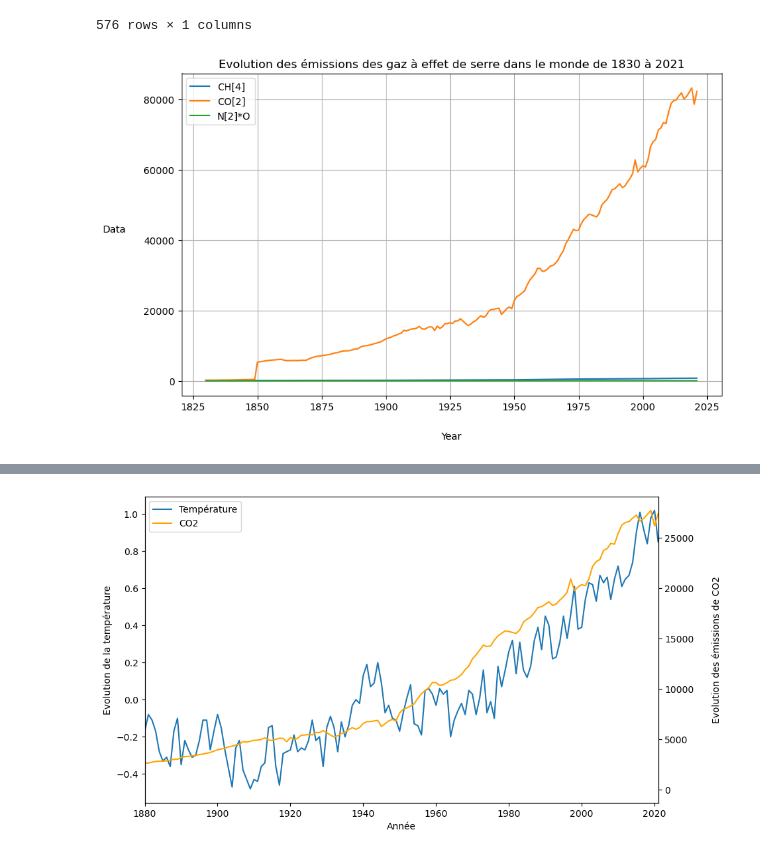
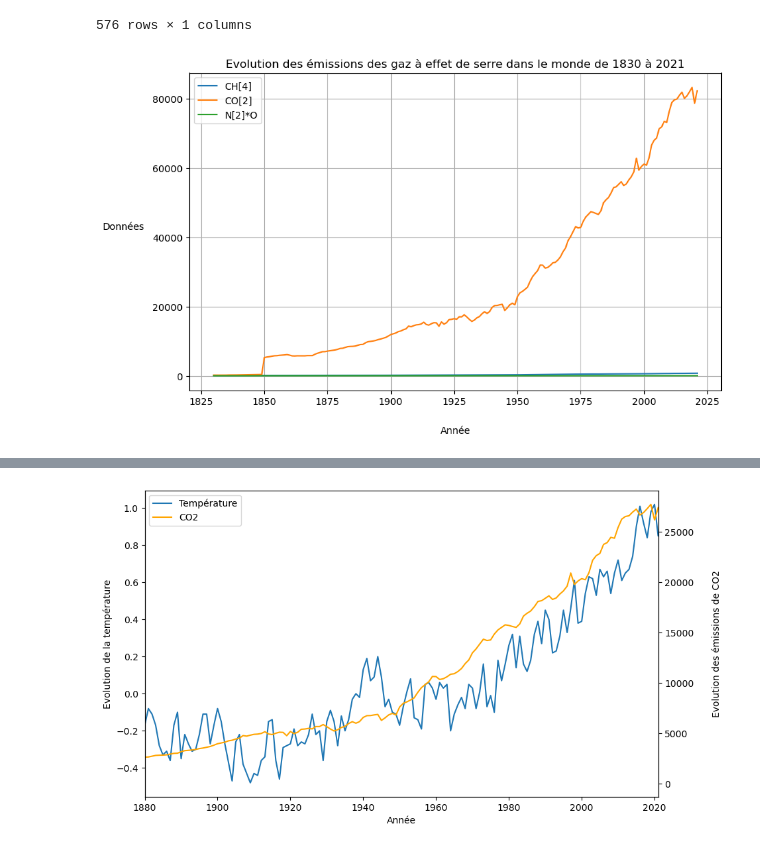
Before and after one commit to JasonFrai/projet_rechauffement_cda, a Jupyter notebook: Causes/Gaz à effet de serre (GES).ipynb, the cells around one changed output, grey strips where cells are left out. Saved outputs shown, nothing was run; the diff lists cells and outputs as text; code cells hidden in the pictures.

```diff
--- a/Causes/Gaz à effet de serre (GES).ipynb
+++ b/Causes/Gaz à effet de serre (GES).ipynb
@@ -137,21 +138,21 @@ display(dfg_final_2)
 # %%
 import seaborn as sns
 import matplotlib.pyplot as plt
 %matplotlib inline
 
 plt.figure(figsize=(10,6))
 
 sns.lineplot(x='Year', y='Data', hue='Gas', data= dfg_final_2)
 
-plt.ylabel("Data", rotation = 0, labelpad = 30)
-plt.xlabel('Year', labelpad = 20)
+plt.ylabel("Données", rotation = 0, labelpad = 30)
+plt.xlabel('Année', labelpad = 20)
 plt.grid()
 plt.legend(loc = 'upper left')
 plt.title("Evolution des émissions des gaz à effet de serre dans le monde de 1830 à 2021")
 
 plt.show();
 # %% [output]
-[figure, old version]
+[figure, new version]
 # %%
 # Commentaires : Les émissions de gaz à effet de serre sont majoritairement du dioxyde de carbone.
 # %%
```
Also changed, not shown: parts of 4 cells of this notebook.
